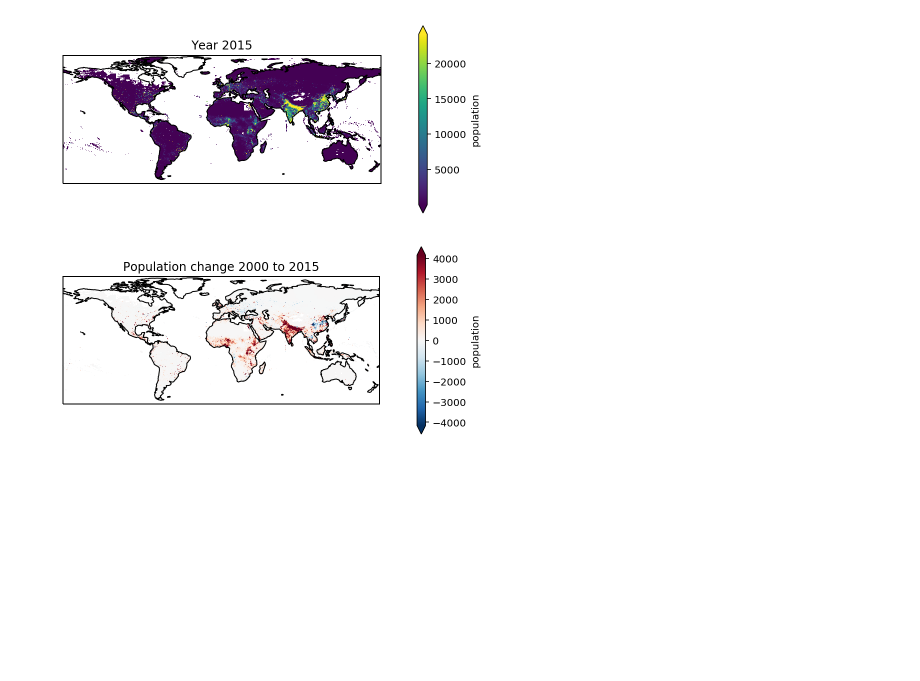
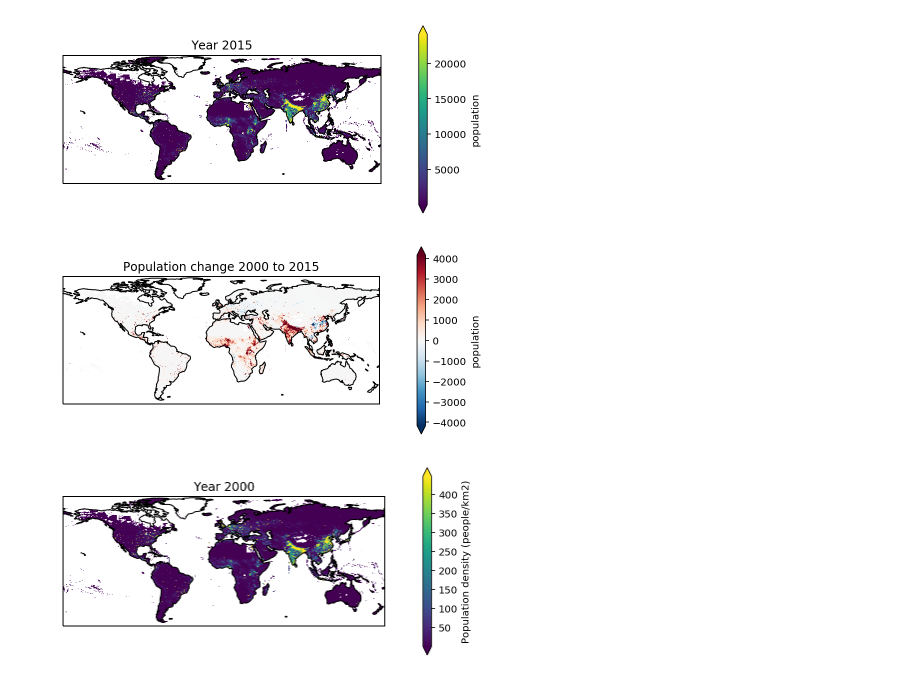
Before and after one commit to mangecoeur/health-climate-exposure, a Jupyter notebook: Population plots.ipynb, the cells around one changed output. Saved outputs shown, nothing was run; the diff lists cells and outputs as text; code cells hidden in the pictures; blank space fills up the shorter version.

Commit message:
more plots

```diff
--- a/Population plots.ipynb
+++ b/Population plots.ipynb
@@ -69,3 +71,22 @@ plt.show()
 f.savefig('2000-2015_population_change.png', dpi=1000, bbox_inches='tight')
 # %% [output]
 [figure]
+# %%
+with population_tools.PopulationProjector('population_density_2000-2020.nc', mask_empty=True) as pop:
+    first_year = pop.data.population.sel(time='2000').load().squeeze()
+    final_year = pop.data.population.sel(time='2015').load().squeeze()
+# %%
+f = plt.figure()
+f.set_size_inches(6.5,3)
+ax = plt.axes(projection=ccrs.PlateCarree())
+
+first_year.name = 'Population density (people/km2)'
+first_year.plot.pcolormesh(robust=True, ax=ax,
+                transform=ccrs.PlateCarree())
+ax.coastlines()
+ax.set_title('Year 2000')
+plt.tight_layout()
+plt.show()
+f.savefig('year_2000_population_density.png', dpi=1000, bbox_inches='tight')
+# %% [output]
+[figure, added]
```
Also changed, not shown: parts of 3 cells of this notebook, 8 other files.
